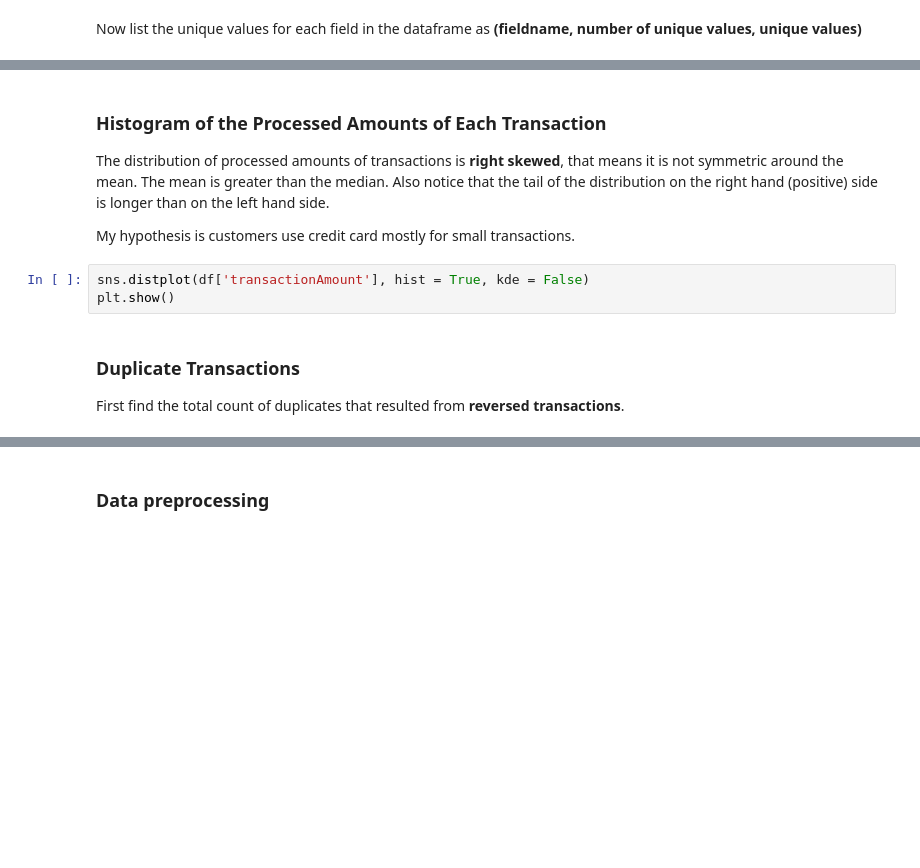
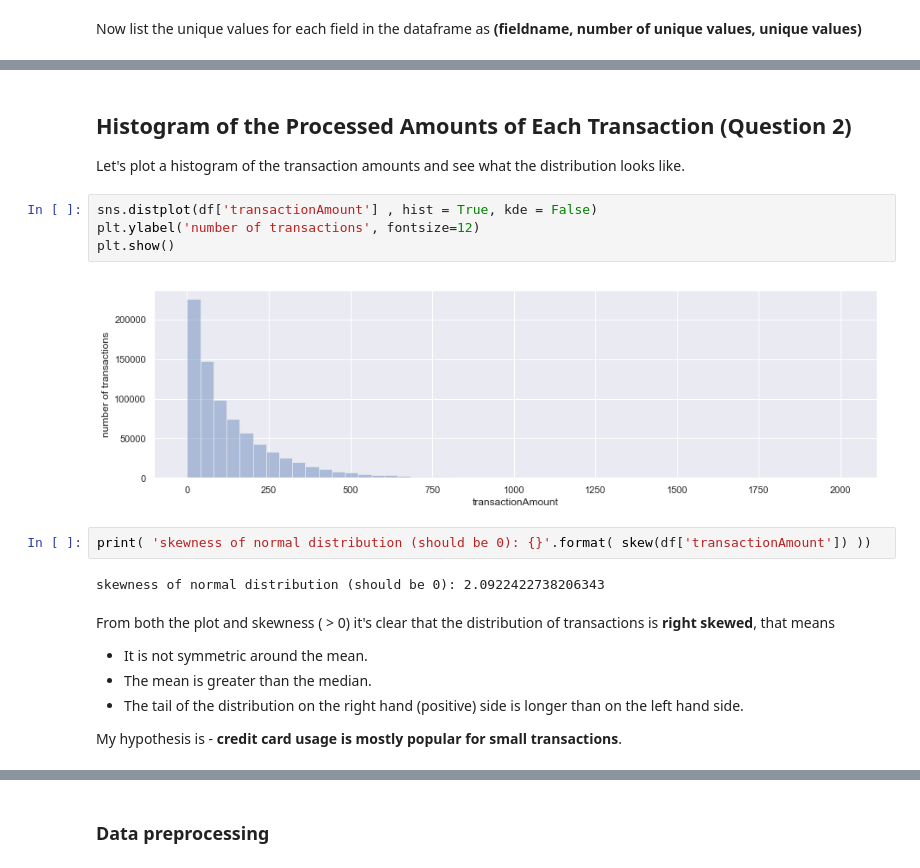
Before and after one commit to sami001/credit-transaction-fraud-detection, a Jupyter notebook: DataScienceChallenge-CardTransactions.ipynb, the cells around one changed output, grey strips where cells are left out. Cells and saved outputs as stored; diff of their text form; blank space fills up the shorter version.

```diff
--- a/DataScienceChallenge-CardTransactions.ipynb
+++ b/DataScienceChallenge-CardTransactions.ipynb
@@ -70,13 +237,21 @@ for col in df:
+# %% [markdown]
+## Histogram of the Processed Amounts of Each Transaction (Question 2)
+
+Let's plot a histogram of the transaction amounts and see what the distribution looks like.
+# %%
+sns.distplot(df['transactionAmount'] , hist = True, kde = False)
+plt.ylabel('number of transactions', fontsize=12)
+plt.show()
+# %% [output]
+[figure, added]
+# %%
+print( 'skewness of normal distribution (should be 0): {}'.format( skew(df['transactionAmount']) ))
+# %% [output]
+skewness of normal distribution (should be 0): 2.0922422738206343
 # %% [markdown]
-### Histogram of the Processed Amounts of Each Transaction
+From both the plot and skewness ( > 0) it's clear that the distribution of transactions is **right skewed**, that means
+   * It is not symmetric around the mean.
+   * The mean is greater than the median.
+   * The tail of the distribution on the right hand (positive) side is longer than on the left hand side.
 
-The distribution of processed amounts of transactions is **right skewed**, that means it is not symmetric around the mean. The mean is greater than the median. Also notice that the tail of the distribution on the right hand (positive) side is longer than on the left hand side.
-
-My hypothesis is customers use credit card mostly for small transactions.
+My hypothesis is - **credit card usage is mostly popular for small transactions**.
-# %%
-sns.distplot(df['transactionAmount'], hist = True, kde = False)
-plt.show()
-# %% [markdown]
-### Duplicate Transactions
-
-First find the total count of duplicates that resulted from **reversed transactions**.
```
Also changed, not shown: parts of 43 cells of this notebook.
